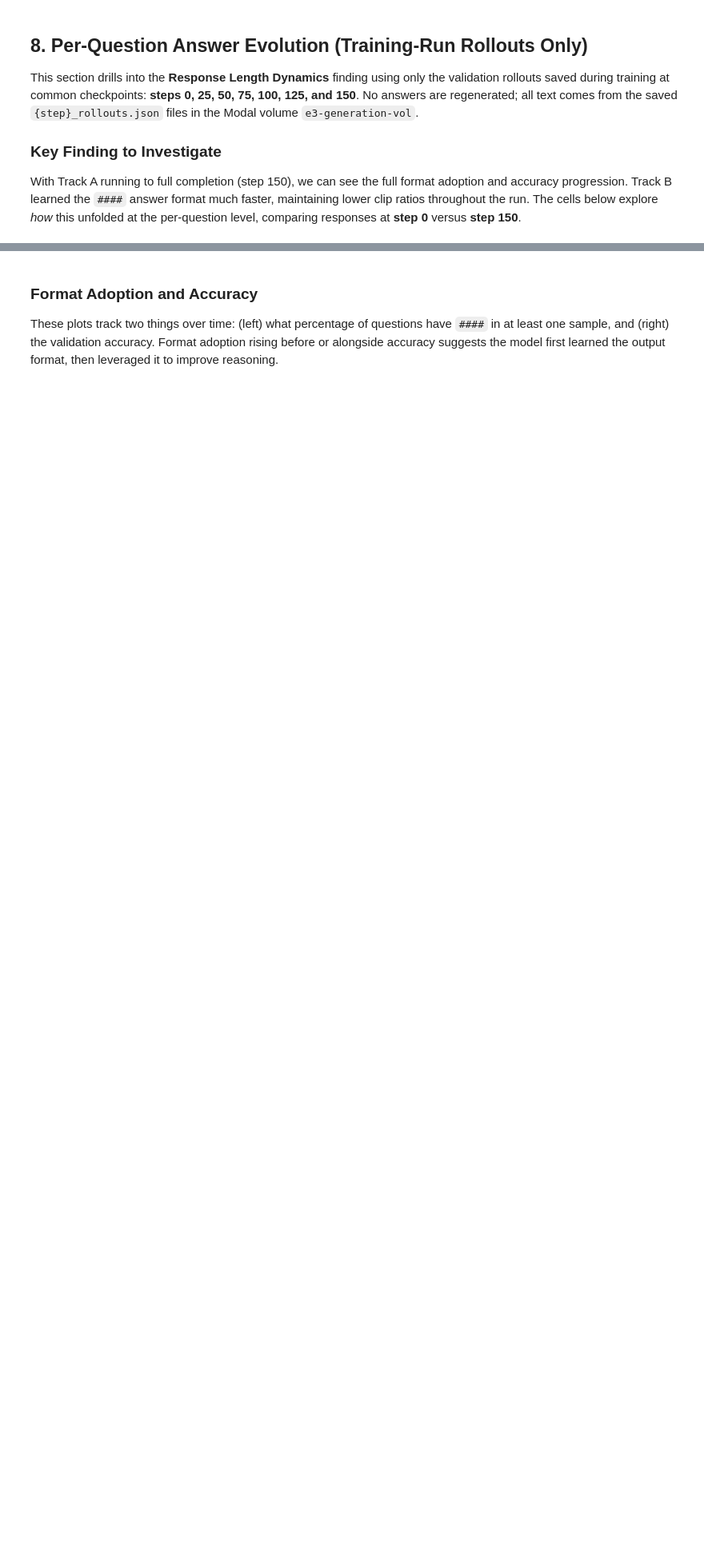
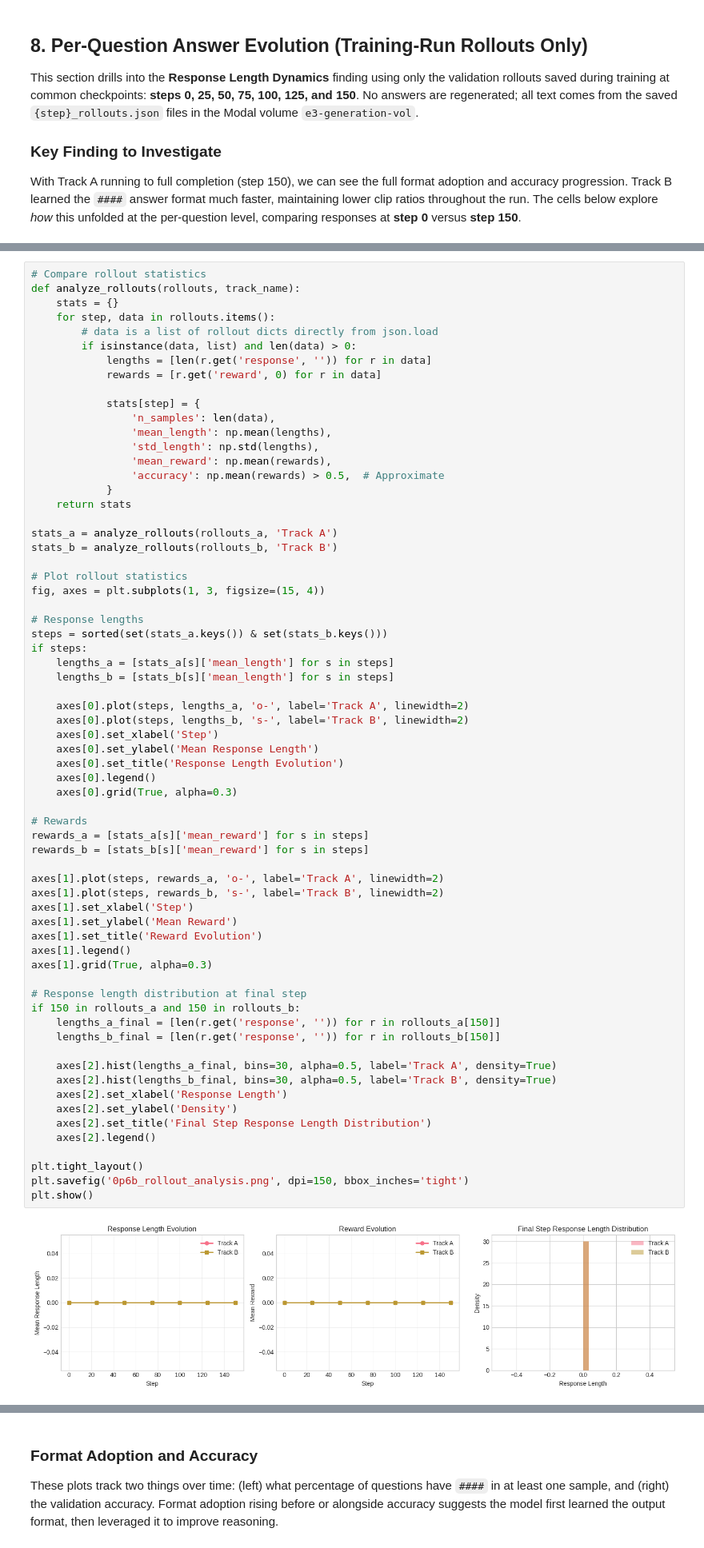
Before and after one commit to cfw20/cs224r-project-e3, a Jupyter notebook: notebooks/0p6_analysis_complete_run.ipynb, the cells around one changed output, grey strips where cells are left out. Shown at 80% size. Drawn from its saved outputs; the diff is of its cells as text; blank space fills up the shorter version.

```diff
--- a/notebooks/0p6_analysis_complete_run.ipynb
+++ b/notebooks/0p6_analysis_complete_run.ipynb
@@ -694,3 +634,71 @@ plt.show()
+# %%
+# Compare rollout statistics
+def analyze_rollouts(rollouts, track_name):
+    stats = {}
+    for step, data in rollouts.items():
+        # data is a list of rollout dicts directly from json.load
+        if isinstance(data, list) and len(data) > 0:
+            lengths = [len(r.get('response', '')) for r in data]
+            rewards = [r.get('reward', 0) for r in data]
+
+            stats[step] = {
+                'n_samples': len(data),
+                'mean_length': np.mean(lengths),
+                'std_length': np.std(lengths),
+                'mean_reward': np.mean(rewards),
+                'accuracy': np.mean(rewards) > 0.5,  # Approximate
+            }
+    return stats
+
+stats_a = analyze_rollouts(rollouts_a, 'Track A')
+stats_b = analyze_rollouts(rollouts_b, 'Track B')
+
+# Plot rollout statistics
+fig, axes = plt.subplots(1, 3, figsize=(15, 4))
+
+# Response lengths
+steps = sorted(set(stats_a.keys()) & set(stats_b.keys()))
+if steps:
+    lengths_a = [stats_a[s]['mean_length'] for s in steps]
+    lengths_b = [stats_b[s]['mean_length'] for s in steps]
+
+    axes[0].plot(steps, lengths_a, 'o-', label='Track A', linewidth=2)
+    axes[0].plot(steps, lengths_b, 's-', label='Track B', linewidth=2)
+    axes[0].set_xlabel('Step')
+    axes[0].set_ylabel('Mean Response Length')
+    axes[0].set_title('Response Length Evolution')
+    axes[0].legend()
+    axes[0].grid(True, alpha=0.3)
+
+# Rewards
+rewards_a = [stats_a[s]['mean_reward'] for s in steps]
+rewards_b = [stats_b[s]['mean_reward'] for s in steps]
+
+axes[1].plot(steps, rewards_a, 'o-', label='Track A', linewidth=2)
+axes[1].plot(steps, rewards_b, 's-', label='Track B', linewidth=2)
+axes[1].set_xlabel('Step')
+axes[1].set_ylabel('Mean Reward')
+axes[1].set_title('Reward Evolution')
+axes[1].legend()
+axes[1].grid(True, alpha=0.3)
+
+# Response length distribution at final step
+if 150 in rollouts_a and 150 in rollouts_b:
+    lengths_a_final = [len(r.get('response', '')) for r in rollouts_a[150]]
+    lengths_b_final = [len(r.get('response', '')) for r in rollouts_b[150]]
+
+    axes[2].hist(lengths_a_final, bins=30, alpha=0.5, label='Track A', density=True)
+    axes[2].hist(lengths_b_final, bins=30, alpha=0.5, label='Track B', density=True)
+    axes[2].set_xlabel('Response Length')
+    axes[2].set_ylabel('Density')
+    axes[2].set_title('Final Step Response Length Distribution')
+    axes[2].legend()
+
+plt.tight_layout()
+plt.savefig('0p6b_rollout_analysis.png', dpi=150, bbox_inches='tight')
+plt.show()
+# %% [output]
+[figure, added]
 # %%
 # Compare a specific question across steps
 # Find questions that appear in multiple steps
```
Also changed, not shown: parts of 21 cells of this notebook, 2 other files.
